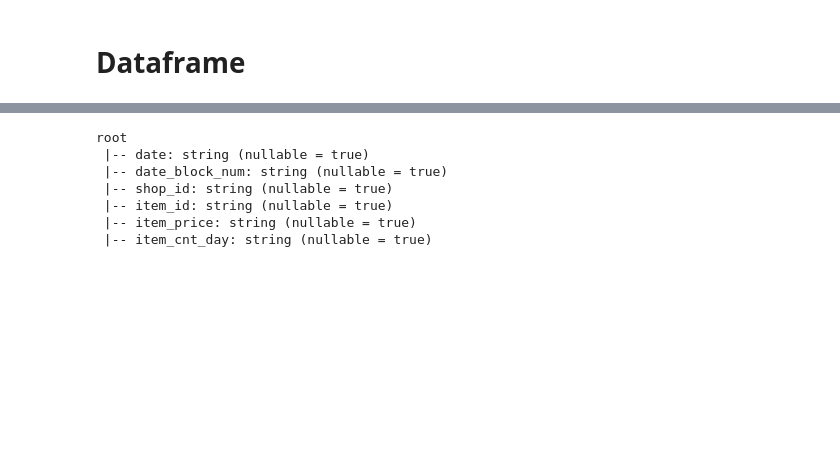
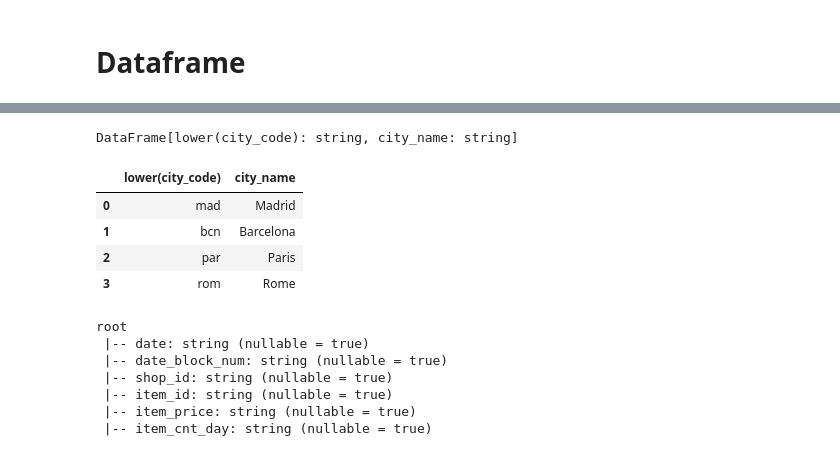
Before and after one commit to JulienCojan/pyspark_kschool, a Jupyter notebook: DataFrames_SQL.ipynb, the cells around one changed output, grey strips where cells are left out. Drawn from its saved outputs; the diff is of its cells as text; code cells hidden in the pictures; blank space fills up the shorter version.

```diff
--- a/DataFrames_SQL.ipynb
+++ b/DataFrames_SQL.ipynb
@@ -22,2 +22,9 @@ spark
 # %% [markdown]
 # Dataframe
+# %%
+cities_rdd = sc.parallelize([
+    ("MAD", "Madrid", "ES", 40.4165, -3.70256),
+    ("BCN", "Barcelona", "ES", 41.297078, 2.078464),
+    ("PAR", "Paris", "FR", 48.85341, 2.3488),
+    ("ROM", "Rome", "IT", 41.89193, 12.51133)])
+cities_rdd.collect()
@@ -23,0 +36,3 @@ spark
+# %%
+cities_df = cities_rdd.toDF(["city_code","city_name","country_code","latitude","longitude"])
+cities_df
@@ -24,3 +65,15 @@ spark
+# %%
+cities_df.select(F.lower(cities_df.city_code),F.col('city_name'))
+# %% [output]
+DataFrame[lower(city_code): string, city_name: string]
+# %%
+cities_df.select(F.lower(cities_df.city_code),F.col('city_name')).toPandas()
+# %% [output]
+|  | lower(city_code) | city_name |
+| 0 | mad | Madrid |
+| 1 | bcn | Barcelona |
+| 2 | par | Paris |
+| 3 | rom | Rome |
 # %%
 sales_sdf = spark\
     .read\
```
Also changed, not shown: parts of 53 cells of this notebook, 1 other file.
